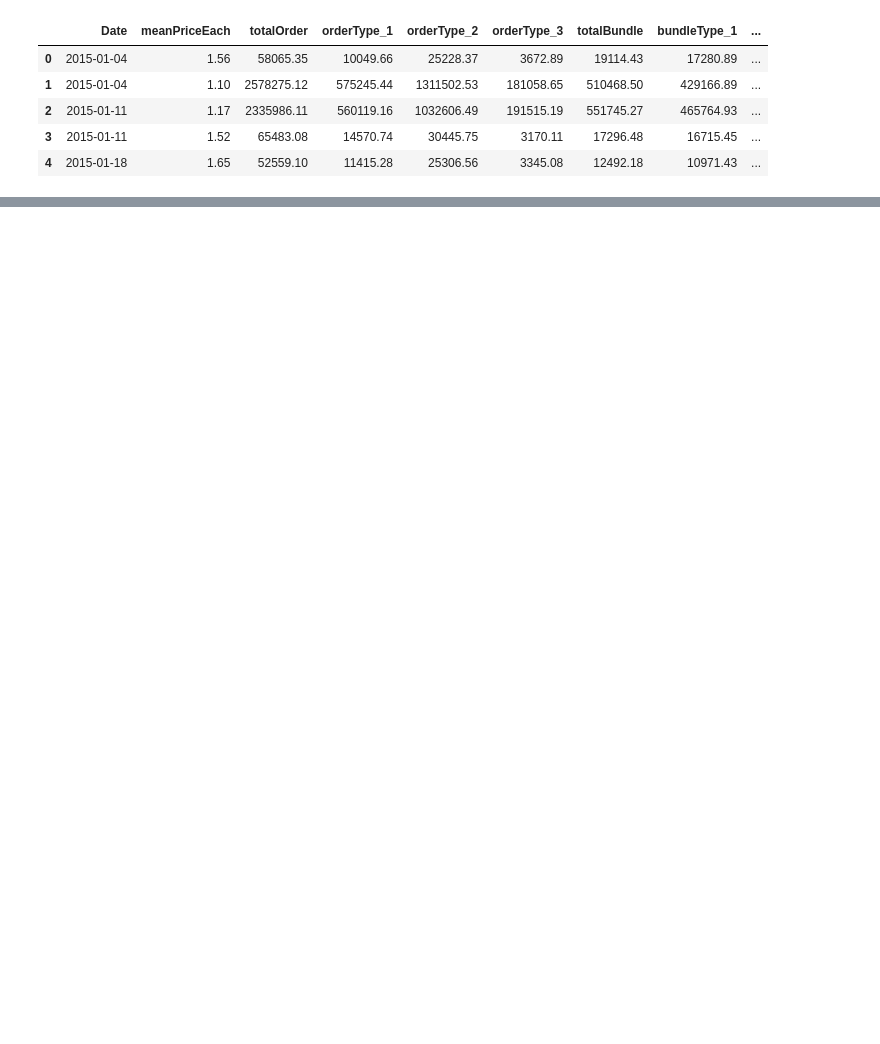
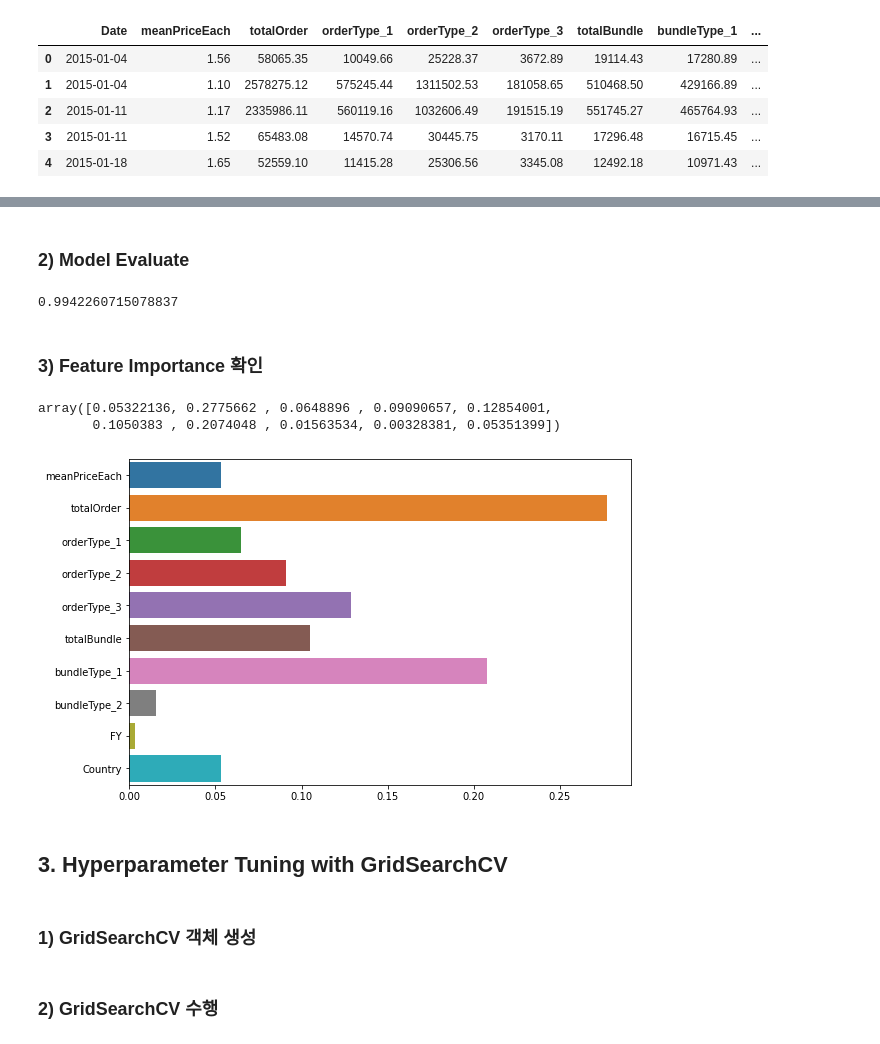
Before and after one commit to winterconnect/Machine_Learning, a Jupyter notebook: Python_Machine_Learning/code/Practice_Product.ipynb, the cells around one changed output, grey strips where cells are left out. Saved outputs shown, nothing was run; the diff lists cells and outputs as text; code cells hidden in the pictures; blank space fills up the shorter version.

```diff
--- a/Python_Machine_Learning/code/Practice_Product.ipynb
+++ b/Python_Machine_Learning/code/Practice_Product.ipynb
@@ -446,0 +238,12 @@ f1_score(y_test, y_hat_5, pos_label = 'Offline')
+# %%
+X = df_pd[['meanPriceEach', 'totalOrder', 'orderType_1', 'orderType_2',
+       'orderType_3', 'totalBundle', 'bundleType_1', 'bundleType_2', 'FY', 'Country']]
+y = df_pd['customerType']
+
+
+X_train, X_test, y_train, y_test = train_test_split(X, y,
+                                                    test_size = 0.3,
+                                                    random_state = 2045)
+
+print('Train Data: ' , X_train.shape, y_train.shape)
+print('Test Data: ' , X_test.shape, y_test.shape)
@@ -446,0 +253,6 @@ f1_score(y_test, y_hat_5, pos_label = 'Offline')
+# %%
+# 기본으로 모델 생성
+RF = RandomForestClassifier(random_state = 2045 ,
+                            n_jobs = -1)
+
+RF.fit(X_train, y_train)
@@ -446,0 +270,25 @@ f1_score(y_test, y_hat_5, pos_label = 'Offline')
+# %% [markdown]
+### 2) Model Evaluate
+# %%
+acc_rf = accuracy_score(y_test, y_hat)
+
+accuracy_score(y_test, y_hat)
+# %% [output]
+0.9942260715078837
+# %% [markdown]
+### 3) Feature Importance 확인
+# %%
+RF.feature_importances_
+# %% [output]
+array([0.05322136, 0.2775662 , 0.0648896 , 0.09090657, 0.12854001,
+       0.1050383 , 0.2074048 , 0.01563534, 0.00328381, 0.05351399])
+# %%
+plt.figure(figsize = (9, 6))
+sns.barplot(RF.feature_importances_,
+            ['meanPriceEach', 'totalOrder', 'orderType_1', 'orderType_2',
+       'orderType_3', 'totalBundle', 'bundleType_1', 'bundleType_2', 'FY', 'Country'])
+plt.show()
+# %% [output]
+[figure, added]
+# %% [markdown]
+## 3. Hyperparameter Tuning with GridSearchCV
@@ -446,0 +300,2 @@ f1_score(y_test, y_hat_5, pos_label = 'Offline')
+# %% [markdown]
+### 1) GridSearchCV 객체 생성
@@ -446,0 +310,2 @@ f1_score(y_test, y_hat_5, pos_label = 'Offline')
+# %% [markdown]
+### 2) GridSearchCV 수행
```
Also changed, not shown: parts of 121 cells of this notebook, 1 other file.
